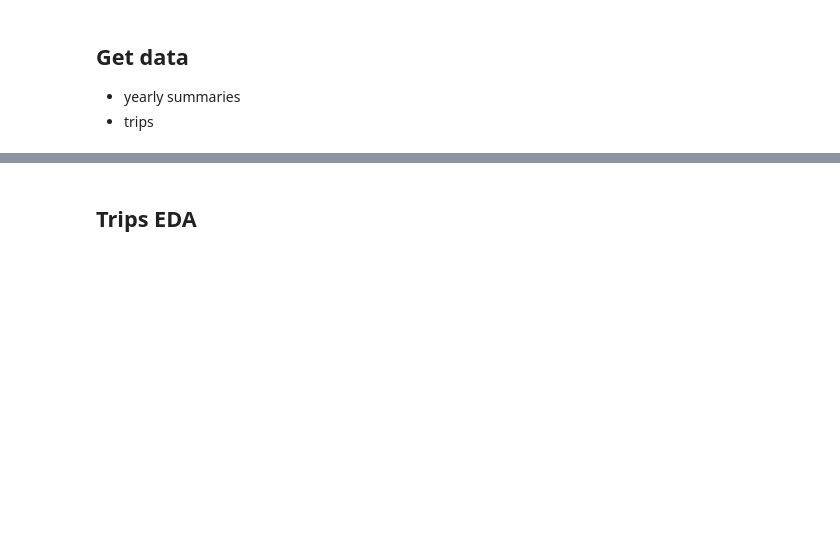
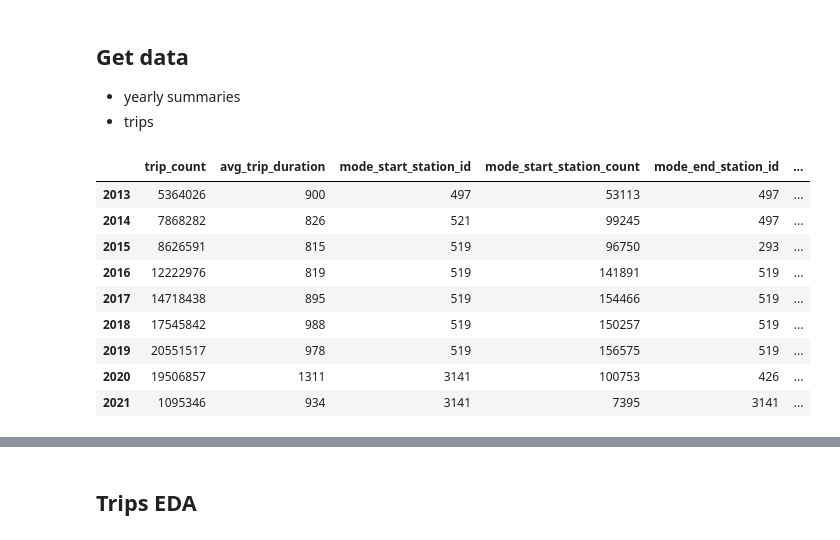
Before and after one commit to rishigoutam/citibike, a Jupyter notebook: eda/temporal.ipynb, the cells around one changed output, grey strips where cells are left out. Saved outputs shown, nothing was run; the diff lists cells and outputs as text; code cells hidden in the pictures; blank space fills up the shorter version.

```diff
--- a/eda/temporal.ipynb
+++ b/eda/temporal.ipynb
@@ -29,6 +31,18 @@ SUMMARY_DIR = DATA_DIR + "summaries/"
 * trips
 # %%
 summaries = pd.read_parquet(SUMMARY_DIR + "summaries" + helpers.CSV_EXTENSION)
+summaries
+# %% [output]
+|  | trip_count | avg_trip_duration | mode_start_station_id | mode_start_station_count | mode_end_station_id | ... |
+| 2013 | 5364026 | 900 | 497 | 53113 | 497 | ... |
+| 2014 | 7868282 | 826 | 521 | 99245 | 497 | ... |
+| 2015 | 8626591 | 815 | 519 | 96750 | 293 | ... |
+| 2016 | 12222976 | 819 | 519 | 141891 | 519 | ... |
+| 2017 | 14718438 | 895 | 519 | 154466 | 519 | ... |
+| 2018 | 17545842 | 988 | 519 | 150257 | 519 | ... |
+| 2019 | 20551517 | 978 | 519 | 156575 | 519 | ... |
+| 2020 | 19506857 | 1311 | 3141 | 100753 | 426 | ... |
+| 2021 | 1095346 | 934 | 3141 | 7395 | 3141 | ... |
 # %%
 %%time
 trips = helpers.get_trips(2019)
```
Also changed, not shown: parts of 9 cells of this notebook.
